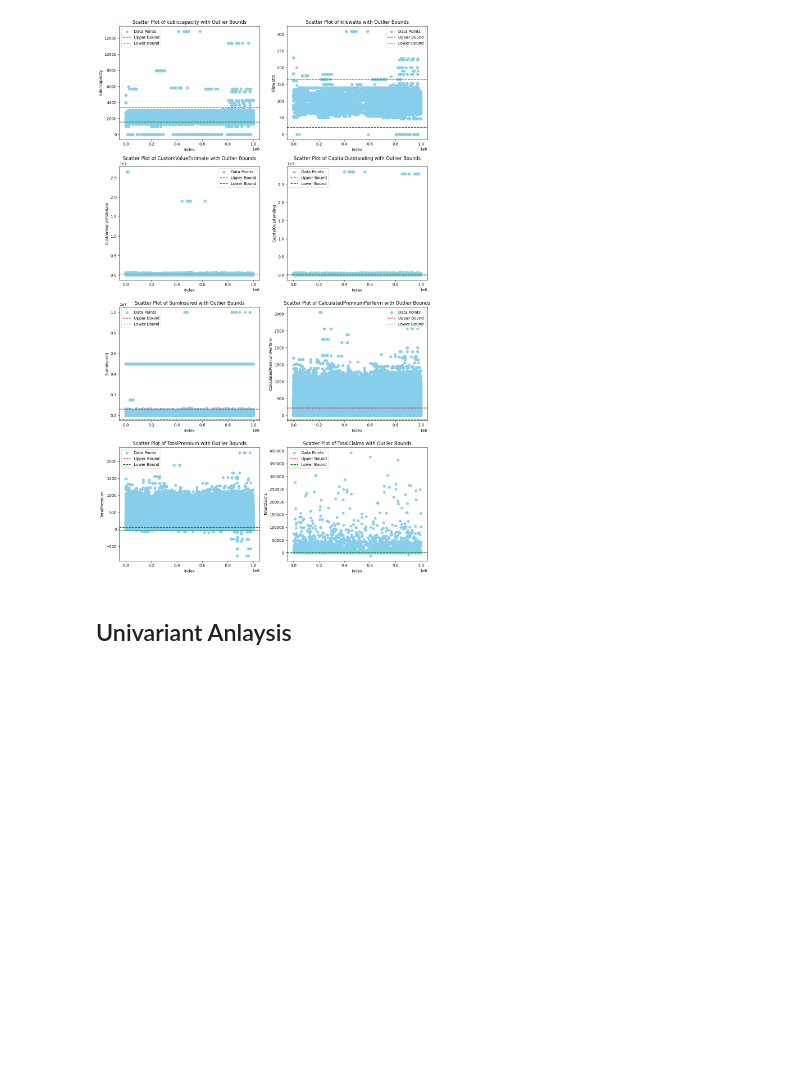
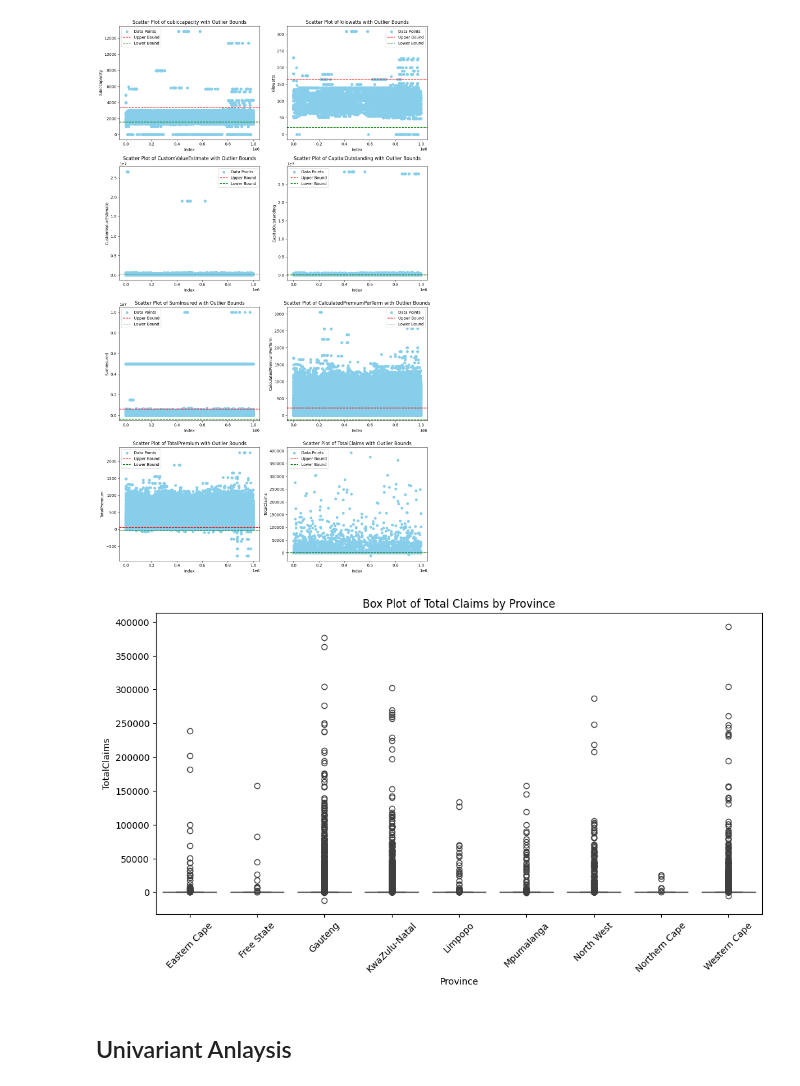
Before and after one commit to yosef-zewdu/Car-Insurance-Risk-Analysis, a Jupyter notebook: notebooks/eda.ipynb, the cells around one changed output. Cells and saved outputs as stored; diff of their text form; code cells hidden in the pictures; blank space fills up the shorter version.

```diff
--- a/notebooks/eda.ipynb
+++ b/notebooks/eda.ipynb
@@ -285,4 +284,4 @@ Number of duplicate rows: 74
 | 147024 | 92857 | 5279 | 2015-08-01 | False |  | Individual | Mr | ... |
 | 724410 | 133274 | 11364 | 2015-05-01 | False |  | Individual | Mr | ... |
 # %%
-# dff_cleaned = dff.drop_duplicates(keep='first')  # Keeps the first occurrence
+dff_cleaned = dff.drop_duplicates(keep='first')  # Keeps the first occurrence
@@ -325,5 +321,14 @@ plot_scatter_outliers(dff, lower_bounds, upper_bounds, outlier_counts)
 # %% [output]
 [figure]
+# %%
+# Visualize outliers using box plots
+plt.figure(figsize=(12, 6))
+sns.boxplot(x='Province', y='TotalClaims', data=dff_cleaned)
+plt.title('Box Plot of Total Claims by Province')
+plt.xticks(rotation=45)
+plt.show()
+# %% [output]
+[figure, added]
 # %% [markdown]
 ## Univariant Anlaysis
 # %% [markdown]
```
Also changed, not shown: parts of 17 cells of this notebook, 4 other files.
